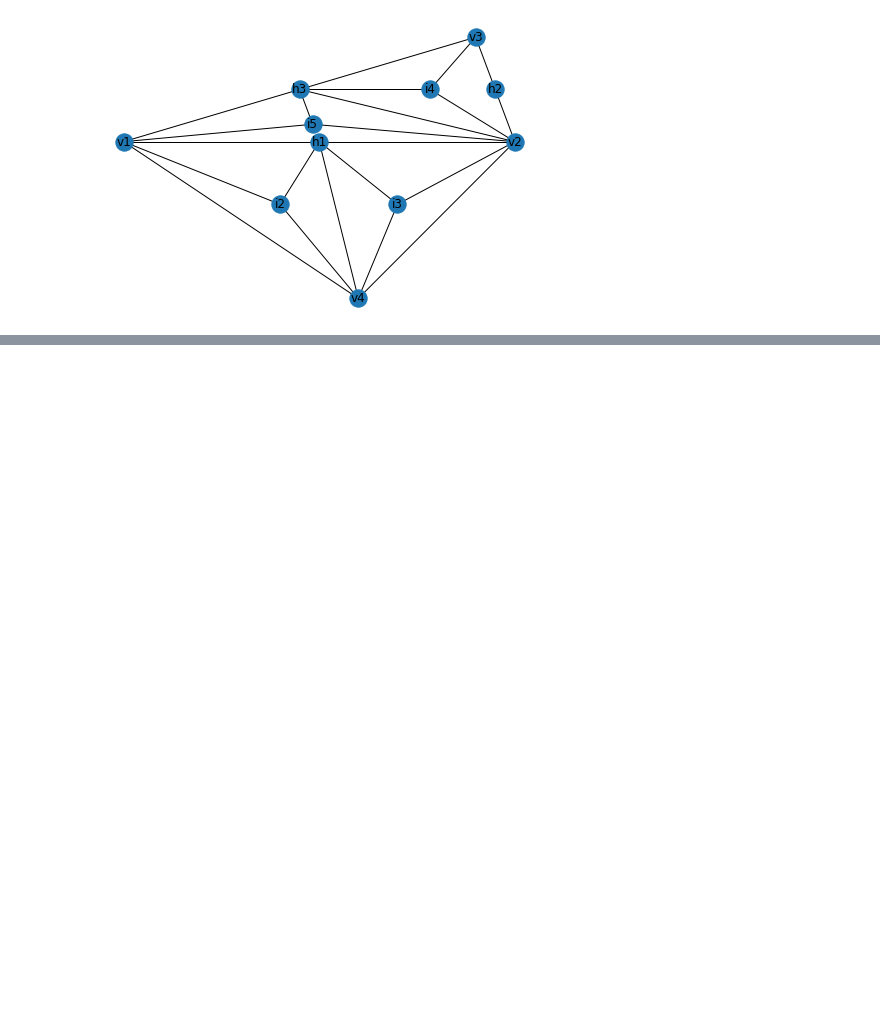
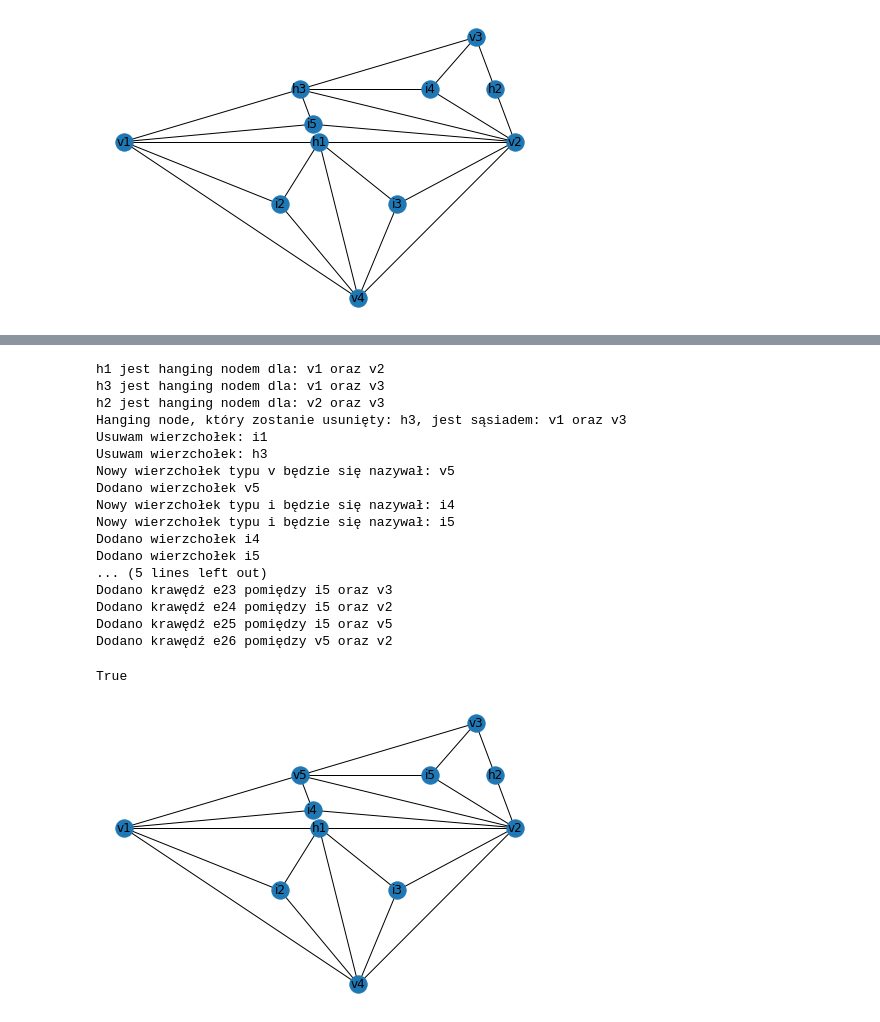
Before and after one commit to aleqsio/Terrain, a Jupyter notebook: CADY-ULTIMATE2.ipynb, the cells around one changed output, grey strips where cells are left out. Saved outputs shown, nothing was run; the diff lists cells and outputs as text; code cells hidden in the pictures; blank space fills up the shorter version.

```diff
--- a/CADY-ULTIMATE2.ipynb
+++ b/CADY-ULTIMATE2.ipynb
@@ -813,0 +1030,22 @@ True
+# %%
+find_graph_P9(G2, "i1")
+# %% [output]
+h1 jest hanging nodem dla: v1 oraz v2
+h3 jest hanging nodem dla: v1 oraz v3
+h2 jest hanging nodem dla: v2 oraz v3
+Hanging node, który zostanie usunięty: h3, jest sąsiadem: v1 oraz v3
+Usuwam wierzchołek: i1
+Usuwam wierzchołek: h3
+Nowy wierzchołek typu v będzie się nazywał: v5
+Dodano wierzchołek v5
+Nowy wierzchołek typu i będzie się nazywał: i4
+Nowy wierzchołek typu i będzie się nazywał: i5
+Dodano wierzchołek i4
+Dodano wierzchołek i5
+... (5 lines left out)
+Dodano krawędź e23 pomiędzy i5 oraz v3
+Dodano krawędź e24 pomiędzy i5 oraz v2
+Dodano krawędź e25 pomiędzy i5 oraz v5
+Dodano krawędź e26 pomiędzy v5 oraz v2
+True
+[figure, added]
```
Also changed, not shown: parts of 9 cells of this notebook.
